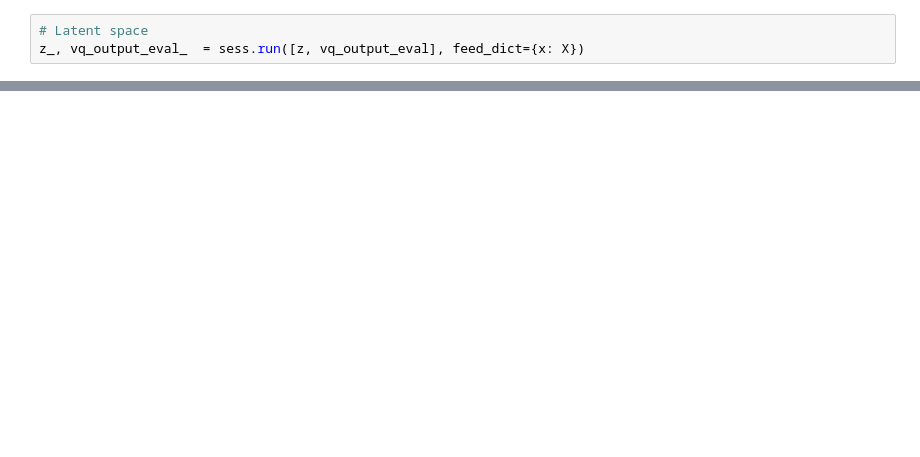
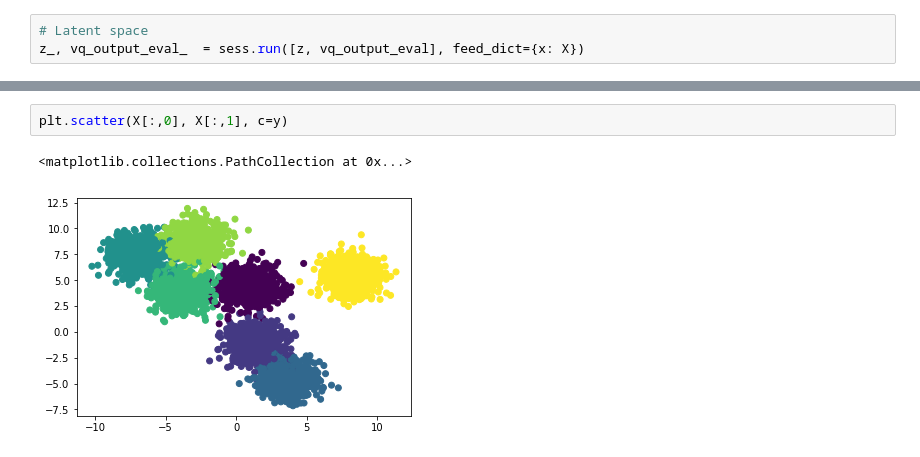
Before and after one commit to dauparas/tensorflow_examples, a Jupyter notebook: vqvae_clusters.ipynb, the cells around one changed output, grey strips where cells are left out. Saved outputs shown, nothing was run; the diff lists cells and outputs as text; blank space fills up the shorter version.

```diff
--- a/vqvae_clusters.ipynb
+++ b/vqvae_clusters.ipynb
@@ -197,0 +198,5 @@ plt.scatter(z_[:,0], z_[:,1], c=vq_output_eval_['encoding_indices'])
+# %%
+plt.scatter(X[:,0], X[:,1], c=y)
+# %% [output]
+<matplotlib.collections.PathCollection at 0x...>
+[figure, added]
```
Also changed, not shown: parts of 7 cells of this notebook.
